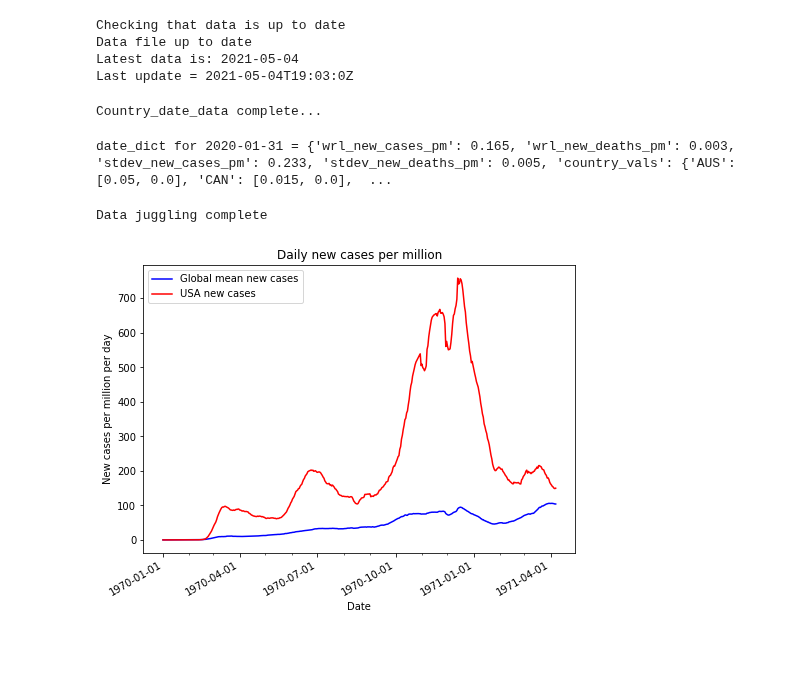
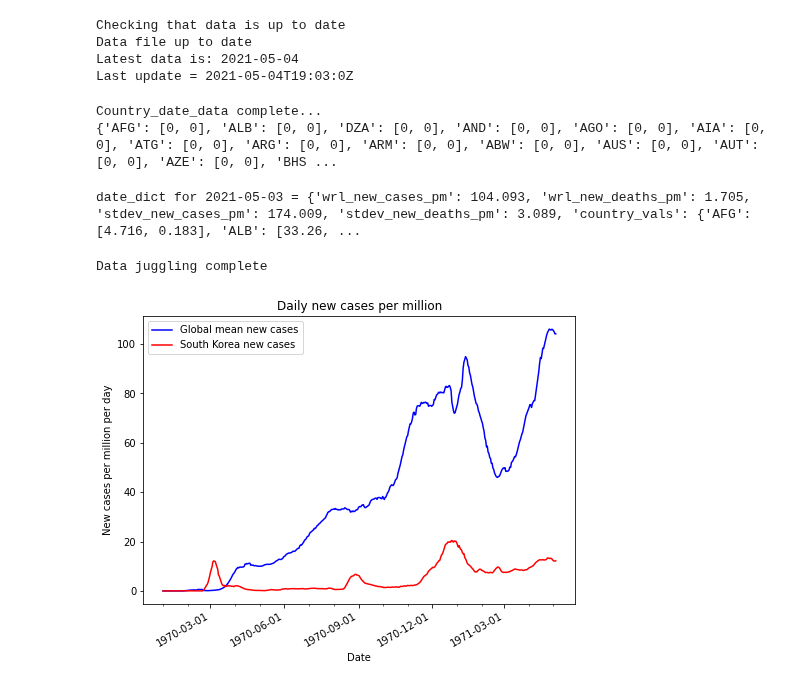
Before and after one commit to Ipgnosis/covid_analysis, a Jupyter notebook: covid-json.ipynb, the cells around one changed output. Saved outputs shown, nothing was run; the diff lists cells and outputs as text; code cells hidden in the pictures; blank space fills up the shorter version.

Commit message:
Chart now rendering

```diff
--- a/covid-json.ipynb
+++ b/covid-json.ipynb
@@ -84,10 +84,16 @@ res = ['new_cases_smoothed_per_million', 'new_deaths_smoothed_per_million']
 country_date_data = get_l2_date_data(data, key_list, date_list, res)
 
 print("Country_date_data complete...")
+print(country_date_data['2021-05-04'])
 # %% [output]
 Country_date_data complete...
+{'AFG': [0, 0], 'ALB': [0, 0], 'DZA': [0, 0], 'AND': [0, 0], 'AGO': [0, 0], 'AIA': [0, 0], 'ATG': [0, 0], 'ARG': [0, 0], 'ARM': [0, 0], 'ABW': [0, 0], 'AUS': [0, 0], 'AUT': [0, 0], 'AZE': [0, 0], 'BHS ...
 # %%
 # cycle through each day's collections of new cases and new deaths
+
+# truncate today's data, as it will almost certainly be zeros
+this_date = fetch_latest_data_date(data, key_list)
+country_date_data.pop(this_date)
 
 date_dict = dict()
 for day in country_date_data:
@@ -131,11 +137,12 @@ for day in country_date_data:
         "country_vals": country_date_data[day]
     }
 
-#print("date_dict compiled")
-test_date = '2020-01-31'
-print("date_dict for {} =".format(test_date), date_dict[test_date])
+
+print("date_dict compiled")
+#test_date = '2021-05-03'
+#print("date_dict for {} =".format(test_date), date_dict[test_date])
 # %% [output]
-date_dict for 2020-01-31 = {'wrl_new_cases_pm': 0.165, 'wrl_new_deaths_pm': 0.003, 'stdev_new_cases_pm': 0.233, 'stdev_new_deaths_pm': 0.005, 'country_vals': {'AUS': [0.05, 0.0], 'CAN': [0.015, 0.0],  ...
+date_dict for 2021-05-03 = {'wrl_new_cases_pm': 104.093, 'wrl_new_deaths_pm': 1.705, 'stdev_new_cases_pm': 174.009, 'stdev_new_deaths_pm': 3.089, 'country_vals': {'AFG': [4.716, 0.183], 'ALB': [33.26, ...
 # %%
 # re-juggle the data for the chart
 
@@ -154,7 +161,8 @@ else:
     label_str = 'deaths'
 
 # the country being analyzed
-y1_axis_values = 'USA'
+y1_axis_values = 'KOR'
+y1_axis_label = data[y1_axis_values]['location']
 
 # declare the axis vars
 x_axis = []
@@ -195,32 +203,32 @@ Data juggling complete
 # manage the labels
 chart_title_str = "Daily new {} per million".format(label_str)
 y_axis_label_str = "New {} per million per day".format(label_str)
 y_axis_legend_str = "Global mean new {}".format(label_str)
-y1_axis_legend_str = "{} new {}".format(y1_axis_values, label_str)
+y1_axis_legend_str = "{} new {}".format(y1_axis_label, label_str)
 
 # create the labels
 labels_obj = {}
 labels_obj['chart_title'] = chart_title_str
 
 labels_obj['x_axis_label'] = "Date"
 labels_obj['y_axis_label'] = y_axis_label_str
 
 labels_obj['legend_1'] = y_axis_legend_str
 labels_obj['legend_2'] = y1_axis_legend_str
 
 # package the results
 results_obj = {}
 
 results_obj['x_axis'] = x_axis
 results_obj['y_axis'] = y_axis
 results_obj['y1_axis'] = y1_axis
 
 # pacakge the params
 params_obj = {}
 
 params_obj['axis_settings'] = [min_x, min_y, max_x, max_y]
 
 # call matplotlib driver function
 line_plot(labels_obj, results_obj, params_obj)
 # %% [output]
-[figure, old version]
+[figure, new version]
```
Also changed, not shown: 3 other files.
